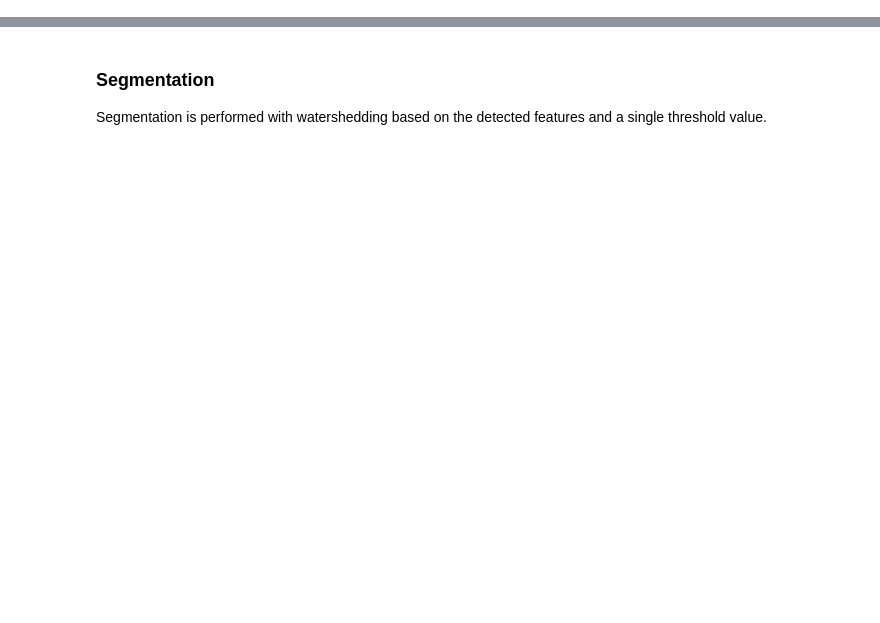
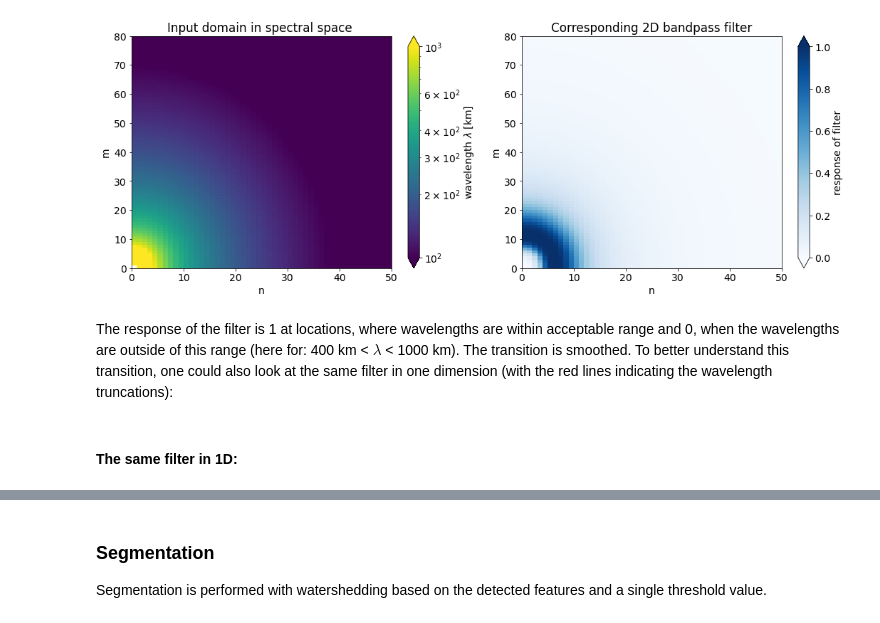
Before and after one commit to tobac-project/tobac-tutorials, a Jupyter notebook: tutorials/Example_vorticity_tracking_model/Example_vorticity_tracking_model.ipynb, the cells around one changed output, grey strips where cells are left out. Saved outputs shown, nothing was run; the diff lists cells and outputs as text; code cells hidden in the pictures; blank space fills up the shorter version.

```diff
--- a/tutorials/Example_vorticity_tracking_model/Example_vorticity_tracking_model.ipynb
+++ b/tutorials/Example_vorticity_tracking_model/Example_vorticity_tracking_model.ipynb
@@ -93,0 +174,33 @@ plotdir.mkdir(parents=True, exist_ok=True)
+# %%
+# checkout how the 2D filter looks like
+import matplotlib.colors as colors
+plt.figure(figsize= (18,6))
+
+ax = plt.subplot(1,2,1)
+# 2D field in spectral space
+k = ax.pcolormesh(transfer_function[0],norm = colors.LogNorm(1e2, 1e3 ), shading = 'auto')
+plt.colorbar(k, label = 'wavelength $\lambda$ [km]', extend = 'both')
+ax.set_ylabel('m')
+ax.set_xlabel('n')
+# zoom in to see relevant wavelengths
+ax.set_xlim([0,50])
+ax.set_ylim([0,80])
+ax.set_title('Input domain in spectral space ')
+
+ax = plt.subplot(1,2,2)
+# 2D filter
+tf = ax.pcolormesh(transfer_function[1] /np.nanmax(transfer_function[1]), vmin = 0, vmax =1, cmap = 'Blues')
+plt.colorbar(tf, label = 'response of filter', extend = 'both')
+ax.set_title('Corresponding 2D bandpass filter')
+ax.set_ylabel('m')
+ax.set_xlabel('n')
+ax.set_xlim([0,50])
+ax.set_ylim([0,80])
+
+plt.show()
+# %% [output]
+[figure, added]
+# %% [markdown]
+The response of the filter is 1 at locations, where wavelengths are within acceptable range and 0, when the wavelengths are outside of this range (here for: 400  km < $\lambda$ < 1000 km). The transition is smoothed. To better understand this transition, one could also look at the same filter in one dimension (with the red lines indicating the wavelength truncations):
+# %% [markdown]
+#### The same filter in 1D:
```
Also changed, not shown: parts of 35 cells of this notebook.
